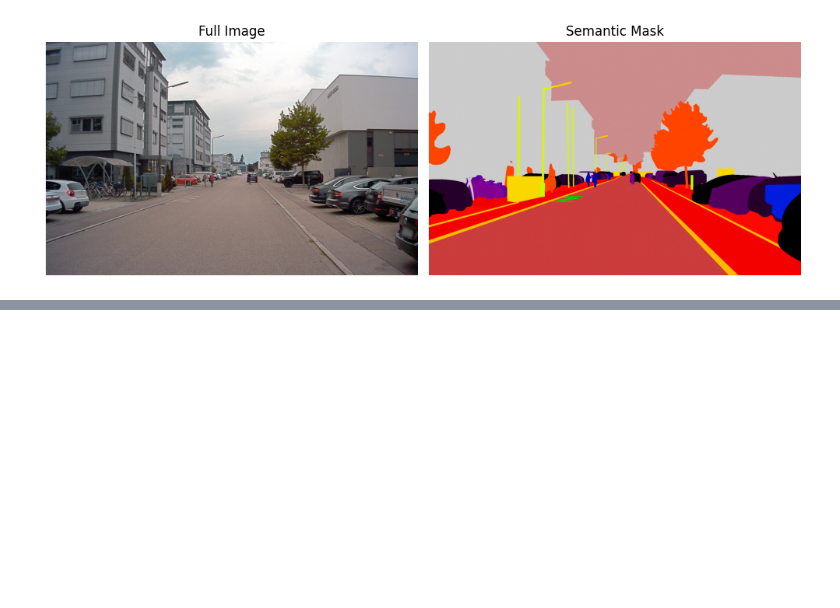
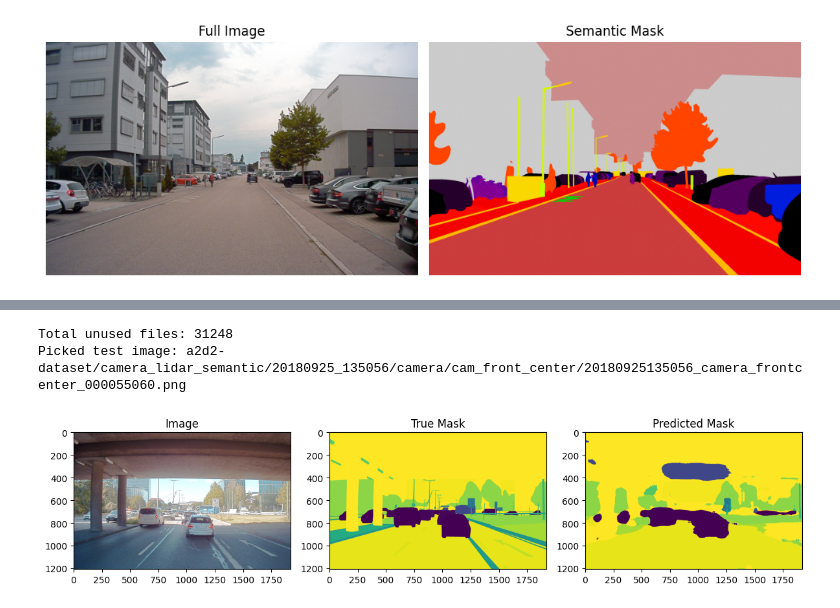
Before and after one commit to 1vet4/deep-learning-team, a Jupyter notebook: DeepLabV3.ipynb, the cells around one changed output, grey strips where cells are left out. Saved outputs shown, nothing was run; the diff lists cells and outputs as text; code cells hidden in the pictures; blank space fills up the shorter version.

```diff
--- a/DeepLabV3.ipynb
+++ b/DeepLabV3.ipynb
@@ -443,0 +479,42 @@ plt.show()
+# %%
+from glob import glob
+import random
+
+# All front camera image files in dataset
+all_img_files = sorted(glob("a2d2-dataset/camera_lidar_semantic/*/camera/cam_front_center/*.png"))
+
+# Training files (from patch_dataset)
+train_img_files = patch_dataset.file_names
+
+# Get unused files
+unused_files = sorted(list(set(all_img_files) - set(train_img_files)))
+print(f"Total unused files: {len(unused_files)}")
+
+# Pick one randomly
+test_file = random.choice(unused_files)
+print("Picked test image:", test_file)
+
+# Create test dataset
+test_ds = SemanticSegmentationDataset(
+    file_names=[test_file],
+    root_path="a2d2-dataset/camera_lidar_semantic",
+    patch_size=None,
+    random_crop=False
+)
+
+# Run model
+test_img, test_mask = test_ds[0]
+model.eval()
+with torch.no_grad():
+    pred_mask = torch.argmax(model(test_img.unsqueeze(0).to(device)).squeeze(), dim=0).cpu().numpy()
+
+# Plot
+plt.figure(figsize=(12, 4))
+plt.subplot(1, 3, 1); plt.imshow(test_img.permute(1, 2, 0)); plt.title("Image")
+plt.subplot(1, 3, 2); plt.imshow(test_mask); plt.title("True Mask")
+plt.subplot(1, 3, 3); plt.imshow(pred_mask); plt.title("Predicted Mask")
+plt.tight_layout(); plt.show()
+# %% [output]
+Total unused files: 31248
+Picked test image: a2d2-dataset/camera_lidar_semantic/20180925_135056/camera/cam_front_center/20180925135056_camera_frontcenter_000055060.png
+[figure, added]
```
Also changed, not shown: parts of 7 cells of this notebook.
